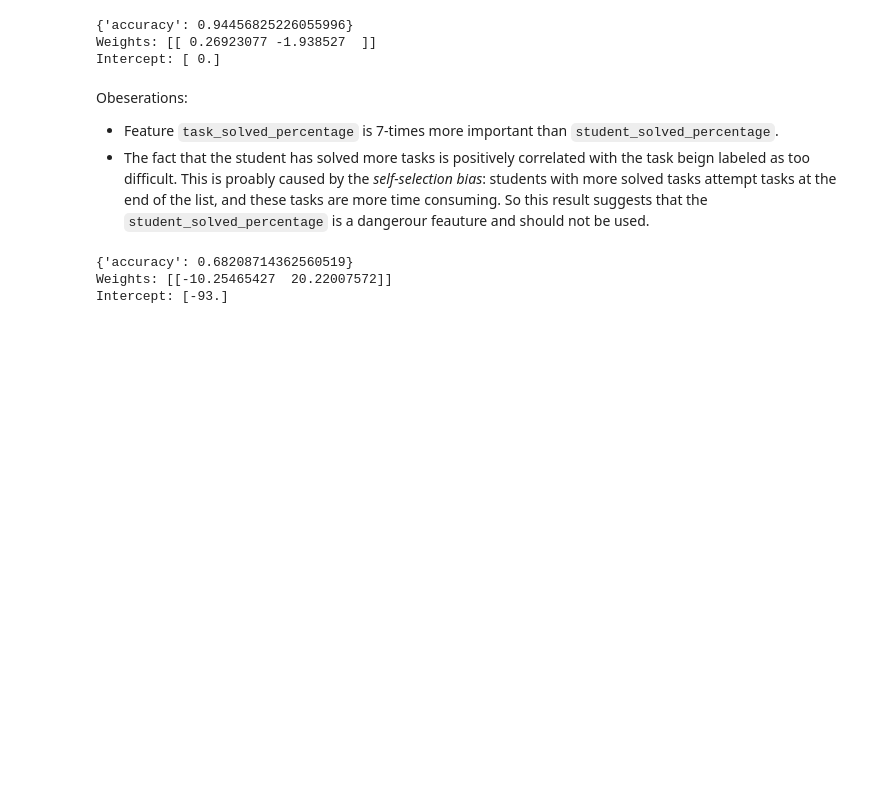
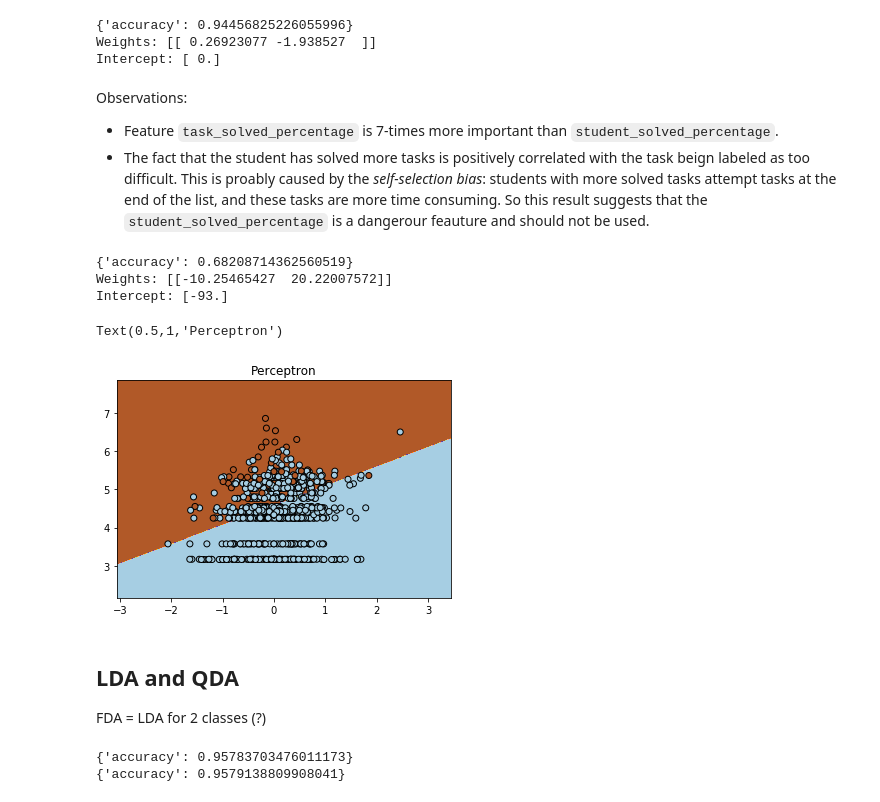
Before and after one commit to adaptive-learning/flocs-analyses, a Jupyter notebook: difficulty_classification/Difficulty Classification.ipynb, the cells around one changed output. Drawn from its saved outputs; the diff is of its cells as text; code cells hidden in the pictures; blank space fills up the shorter version.

```diff
--- a/difficulty_classification/Difficulty Classification.ipynb
+++ b/difficulty_classification/Difficulty Classification.ipynb
@@ -309,17 +317,62 @@ perceptron {'accuracy': 0.68208714362560519}
 Weights: [[ 0.26923077 -1.938527  ]]
 Intercept: [ 0.]
 # %% [markdown]
-Obeserations:
+Observations:
 * Feature `task_solved_percentage` is 7-times more important than `student_solved_percentage`.
 * The fact that the student has solved more tasks is positively correlated with the task beign labeled as too difficult. This is proably caused by the *self-selection bias*: students with more solved tasks attempt tasks at the end of the list, and these tasks are more time consuming. So this result suggests that the `student_solved_percentage` is a dangerour feauture and should not be used.
 # %%
-model = Perceptron(max_iter=10000, tol=0.00001, fit_intercept=True)
+clf = Perceptron(max_iter=10000, tol=0.00001, fit_intercept=True)
 features = ['student_timedelta_avg', 'task_time_avg']
-train_model(model, features)
-print(eval_model(model, features))
-print('Weights:', model.coef_)
-print('Intercept:', model.intercept_)
+train_model(clf, features)
+print(eval_model(clf, features))
+print('Weights:', clf.coef_)
+print('Intercept:', clf.intercept_)
 # %% [output]
 {'accuracy': 0.68208714362560519}
 Weights: [[-10.25465427  20.22007572]]
 Intercept: [-93.]
+# %%
+# Plot decision boundary
+# Source: https://stats.stackexchange.com/questions/71335/decision-boundary-plot-for-a-perceptron
+some_events = events_train.sample(1000)
+X = some_events[features].values
+y = some_events.label.values
+h = 0.02
+# create a mesh to plot in
+x_min, x_max = X[:, 0].min() - 1, X[:, 0].max() + 1
+y_min, y_max = X[:, 1].min() - 1, X[:, 1].max() + 1
+xx, yy = np.meshgrid(np.arange(x_min, x_max, h),
+                     np.arange(y_min, y_max, h))
+
+# Plot the decision boundary. For that, we will assign a color to each
+# point in the mesh [x_min, m_max]x[y_min, y_max].
+fig, ax = plt.subplots()
+Z = clf.predict(np.c_[xx.ravel(), yy.ravel()])
+
+# Put the result into a color plot
+Z = Z.reshape(xx.shape)
+ax.contourf(xx, yy, Z, cmap=plt.cm.Paired)
+
+# Plot also the training points
+ax.scatter(X[:, 0], X[:, 1], c=y, cmap=plt.cm.Paired, edgecolors='k')
+
+ax.set_title('Perceptron')
+# %% [output]
+Text(0.5,1,'Perceptron')
+[figure, added]
+# %% [markdown]
+## LDA and QDA
+
+FDA = LDA for 2 classes (?)
+# %%
+lda = LinearDiscriminantAnalysis(solver="svd", store_covariance=True)
+features = ['student_timedelta_avg', 'task_time_avg']
+train_model(lda, features)
+print(eval_model(lda, features))
+
+qda = QuadraticDiscriminantAnalysis(store_covariance=True)
+train_model(qda, features)
+print(eval_model(qda, features))
+# %% [output]
+{'accuracy': 0.95783703476011173}
+{'accuracy': 0.9579138809908041}
```
Also changed, not shown: parts of 4 cells of this notebook.
